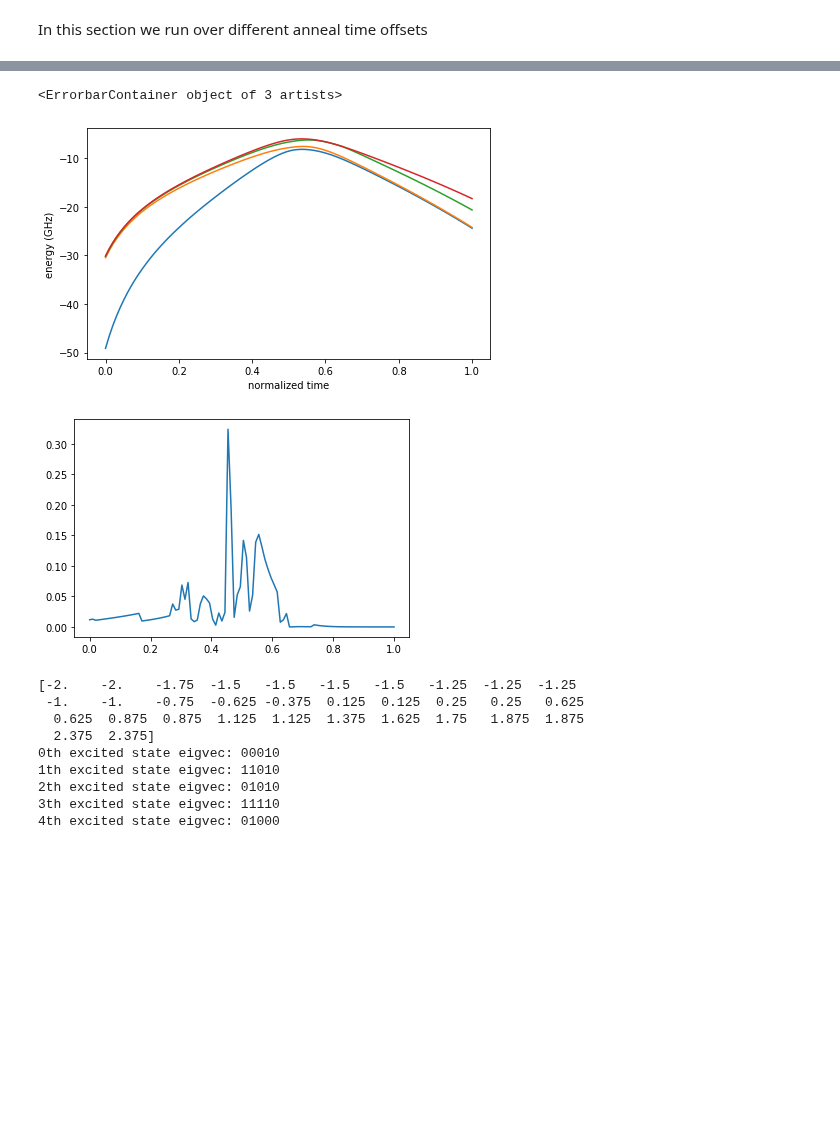
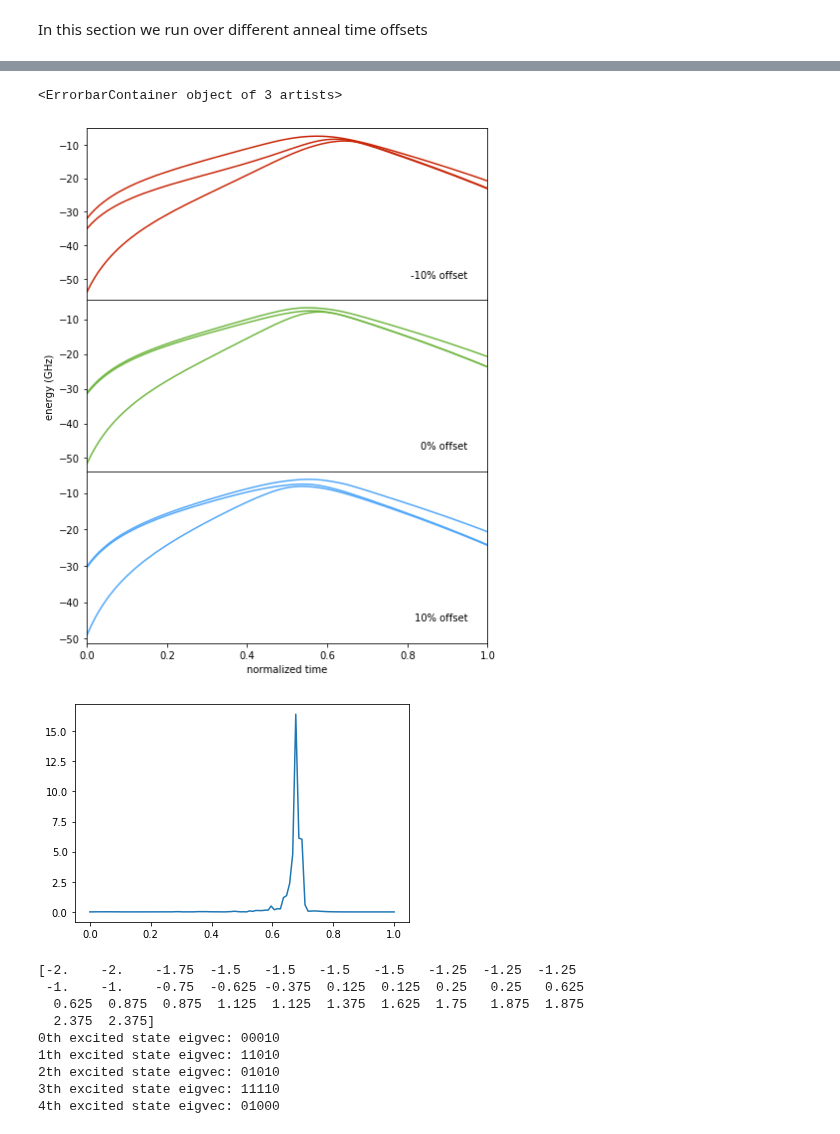
Before and after one commit to cchang5/quantum_linear_programming, a Jupyter notebook: notebooks/tdse_notebook.ipynb, the cells around one changed output, grey strips where cells are left out. Saved outputs shown, nothing was run; the diff lists cells and outputs as text; code cells hidden in the pictures; blank space fills up the shorter version.

Commit message:
new spectrum plot

```diff
--- a/notebooks/tdse_notebook.ipynb
+++ b/notebooks/tdse_notebook.ipynb
@@ -168,7 +168,7 @@ In this section we run over different anneal time offsets
 
 # brute force solving time-dependent schrodinger equation to simulate quantum annealing for small systems
 result = dict()
-offset_min_list = [0.05]
+offset_min_list = [-0.05]
 Aoffset = 0
 
 for offset_min in offset_min_list:
@@ -402,6 +464,12 @@ entropy param 4 acegibdfhi->acegbdfh
 # %%
 ### from scipy.sparse.linalg import eigsh
 from numpy.linalg import eigh
+
+red = "#c82506"
+green = "#70b741"
+blue = "#51a7f9"
+linestyle = ["solid", "solid", "solid", "solid"]
+
 
 # plot spectrum
 try:
@@ -411,19 +479,26 @@ except:
     tdse = tdse
 normalized_time = tdse.offset["normalized_time"]
 
-num_es = 4
+num_es = 3
 # unit conversion
 # sol.y = [GHz / h]
 
-fig = plt.figure(figsize=(7,4))
-ax = plt.axes([0.15, 0.15, 0.8, 0.8])
+fig = plt.figure(figsize=(7,8))
+height = 0.3
+top = 0.95
+ax0 = plt.axes([0.15, top - height, 0.8, height])
+ax1 = plt.axes([0.15, top - height*2, 0.8, height])
+ax2 = plt.axes([0.15, top - height*3, 0.8, height])
+
 gap = dict()
+
+starttime = 0
 
 x = []
 y = {es: [] for es in range(num_es)}
 V = []
 tdse.ising["energyscale"] = 1 # Hamiltonian = 1 ns^-1
-for s in np.linspace(normalized_time[0], normalized_time[1], 100):
+for s in np.linspace(starttime, normalized_time[1], 100):
     eigval, eigvec = eigh((tdse.annealingH(s)).toarray())
     x.append(s)
     for es in y.keys():
@@ -431,13 +506,54 @@ for s in np.linspace(normalized_time[0], normalized_time[1], 100):
     Vi = np.einsum('ij,j->i', tdse.annealingH(s).todense(), eigvec[2])
     Vi = abs(np.einsum('i,i', eigvec[0], Vi).real)
     V.append(Vi)
-for es in y.keys():
-    ax.errorbar(x=x, y=y[es])
+
+x1 = []
+y1 = {es: [] for es in range(num_es)}
+V1 = []
+tdse1.ising["energyscale"] = 1
+for s in np.linspace(starttime, normalized_time[1], 100):
+    eigval1, eigvec1 = eigh((tdse1.annealingH(s)).toarray())
+    x1.append(s)
+    for es in y1.keys():
+        y1[es].append(eigval1[es])
+    Vi = np.einsum('ij,j->i', tdse1.annealingH(s).todense(), eigvec1[2])
+    Vi = abs(np.einsum('i,i', eigvec1[0], Vi).real)
+    V1.append(Vi)
+
+x2 = []
+y2 = {es: [] for es in range(num_es)}
+V2 = []
+tdse2.ising["energyscale"] = 1
+for s in np.linspace(starttime, normalized_time[1], 100):
+    eigval2, eigvec2 = eigh((tdse2.annealingH(s)).toarray())
+    x2.append(s)
+    for es in y2.keys():
+        y2[es].append(eigval2[es])
+    Vi = np.einsum('ij,j->i', tdse2.annealingH(s).todense(), eigvec2[2])
+    Vi = abs(np.einsum('i,i', eigvec2[0], Vi).real)
+    V2.append(Vi)
+
+for idx, es in enumerate(y.keys()):
+    ax0.errorbar(x=x, y=y[es], color=red, ls=linestyle[idx])
+for idx, es in enumerate(y1.keys()):
+    ax1.errorbar(x=x1, y=y1[es], color=green, ls=linestyle[idx])
+for idx, es in enumerate(y1.keys()):
+    ax2.errorbar(x=x2, y=y2[es], color=blue, ls=linestyle[idx])
+
 gap = {es: np.array(y[es]) - np.array(y[0]) for es in y.keys()}
-ax.set_xlabel("normalized time")
-ax.set_ylabel("energy (GHz)")
+ax2.set_xlabel("normalized time")
+ax1.set_ylabel("energy (GHz)")
+ax0.text(0.95, 0.13, "-10% offset", horizontalalignment="right", transform=ax0.transAxes)
+ax1.text(0.95, 0.13, "0% offset", horizontalalignment="right", transform=ax1.transAxes)
+ax2.text(0.95, 0.13, "10% offset", horizontalalignment="right", transform=ax2.transAxes)
+ax0.set_xlim([0, 1])
+ax1.set_xlim([0, 1])
+ax2.set_xlim([0, 1])
+ax0.get_xaxis().set_ticks([])
+ax1.get_xaxis().set_ticks([])
+
 plt.draw()
-plt.savefig("../paper/figures/spectrum_offset.pdf", transparent=True)
+plt.savefig("../paper/figures/spectrum_all.pdf", transparent=True)
 print("ground state energy:", y[0][-1])
 print("1st ex state energy:", y[1][-1])
 eigval, eigvec = eigh((tdse.annealingH(s)).toarray())
@@ -474,6 +590,6 @@ adiabatic condition (ns): 0.3239070296521965
 <ErrorbarContainer object of 3 artists>
-[figure, old version]
+[figure, new version]
-[figure, old version]
+[figure, new version]
 # %%
 from numpy.linalg import eigh
 qubo = tdse._constructIsingH(Jij, hi)
```
Also changed, not shown: parts of 4 cells of this notebook, 2 other files.
